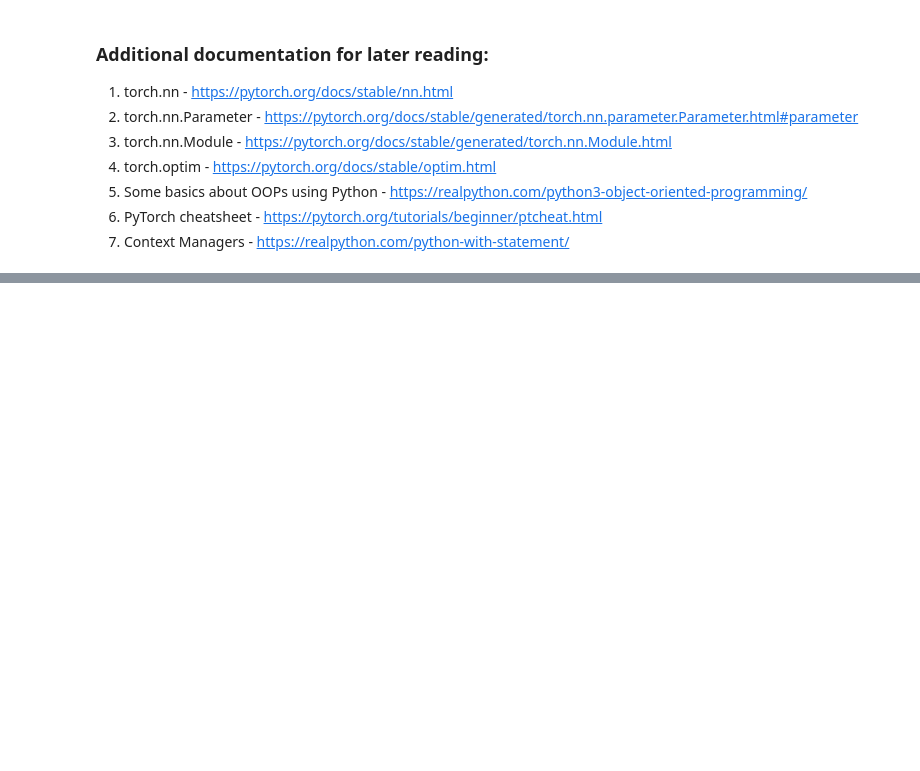
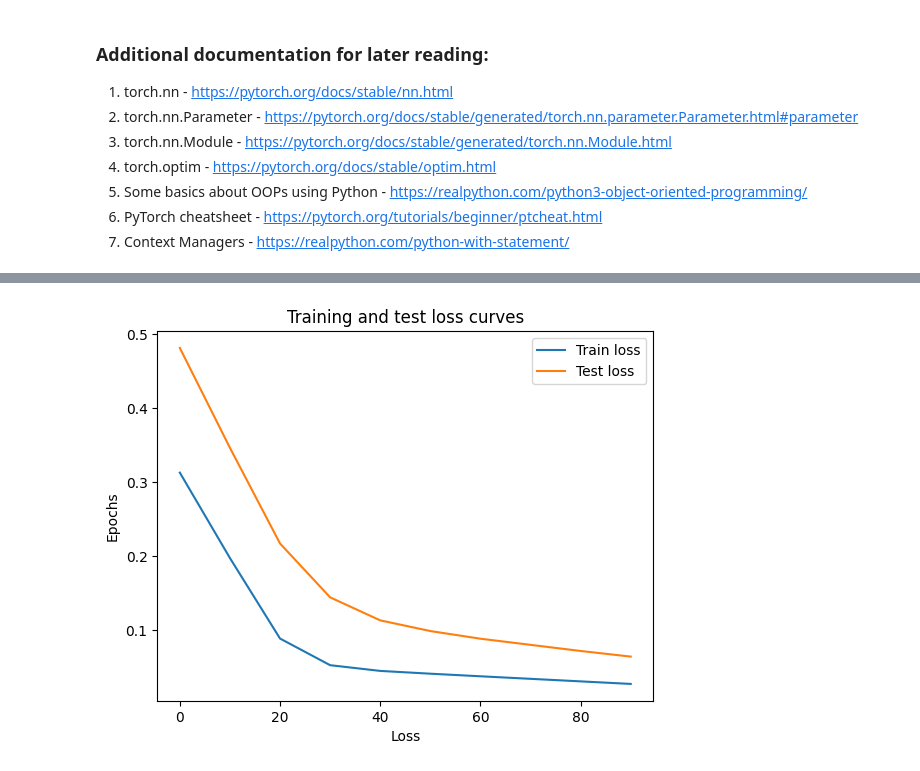
Before and after one commit to akshayavb99/pytorch-examples, a Jupyter notebook: zero-to-mastery-pytorch/01_pytorch_workflow_fundamentals.ipynb, the cells around one changed output, grey strips where cells are left out. Saved outputs shown, nothing was run; the diff lists cells and outputs as text; code cells hidden in the pictures; blank space fills up the shorter version.

```diff
--- a/zero-to-mastery-pytorch/01_pytorch_workflow_fundamentals.ipynb
+++ b/zero-to-mastery-pytorch/01_pytorch_workflow_fundamentals.ipynb
@@ -157,3 +157,67 @@ tensor([[0.3982],
 5. Some basics about OOPs using Python -  https://realpython.com/python3-object-oriented-programming/
 6. PyTorch cheatsheet - https://pytorch.org/tutorials/beginner/ptcheat.html
 7. Context Managers - https://realpython.com/python-with-statement/
+# %%
+#Training the model
+torch.manual_seed(42)
+
+#Define loss function and optimizer
+loss_fn = nn.L1Loss()
+optimizer = torch.optim.SGD(params=model.parameters(),lr=0.01)
+
+epochs=100
+
+train_loss_values = []
+test_loss_values = []
+epoch_count = []
+
+#Training loop
+for epoch in range(epochs):
+  #Training steps
+  #Step 0: Put model in train mode
+  model.train()
+
+  #Step 1: Forward pass
+  y_pred = model(X_train)
+
+  #Step 2: Calculate loss
+  loss = loss_fn(y_pred, y_train)
+
+  #Step 3: Set gradient to zero for the optimizer
+  optimizer.zero_grad()
+
+  #Step 4: Backpropagation of loss
+  loss.backward()
+
+  #Update parameters tied to optimizer
+  optimizer.step()
+
+  #Testing steps
+  #Step 0: Set model to evaluation mode
+  model.eval()
+
+  with torch.inference_mode():
+    #Step 1: Calculate the forward propagation
+    test_pred = model(X_test)
+
+    #Step 2: Calculate loss
+    test_loss = loss_fn(test_pred, y_test.type(torch.float))
+
+    #Printing out results to track progress
+    if epoch % 10 == 0:
+      epoch_count.append(epoch)
+      train_loss_values.append(loss.detach().numpy())
+      test_loss_values.append(test_loss.detach().numpy())
+      print("Epoch: ", epoch)
+      print("Training loss: ", loss.detach().numpy())
+      print("Testing loss: ", test_loss.detach().numpy())
+      print()
+
+#Plotting the model training and test loss changes with epochs
+plt.plot(epoch_count,train_loss_values, label="Train loss")
+plt.plot(epoch_count, test_loss_values, label="Test loss")
+plt.title("Training and test loss curves")
+plt.xlabel("Loss")
+plt.ylabel("Epochs")
+plt.legend();
+# %% [output]
@@ -159,0 +241 @@ tensor([[0.3982],
+[figure, added]
```
Also changed, not shown: parts of 6 cells of this notebook.
